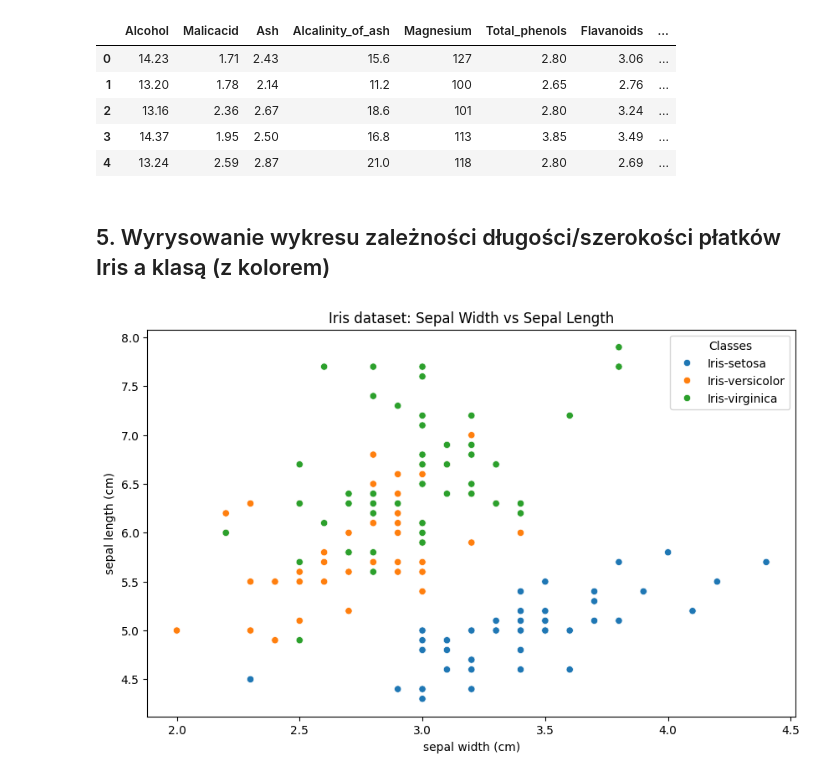
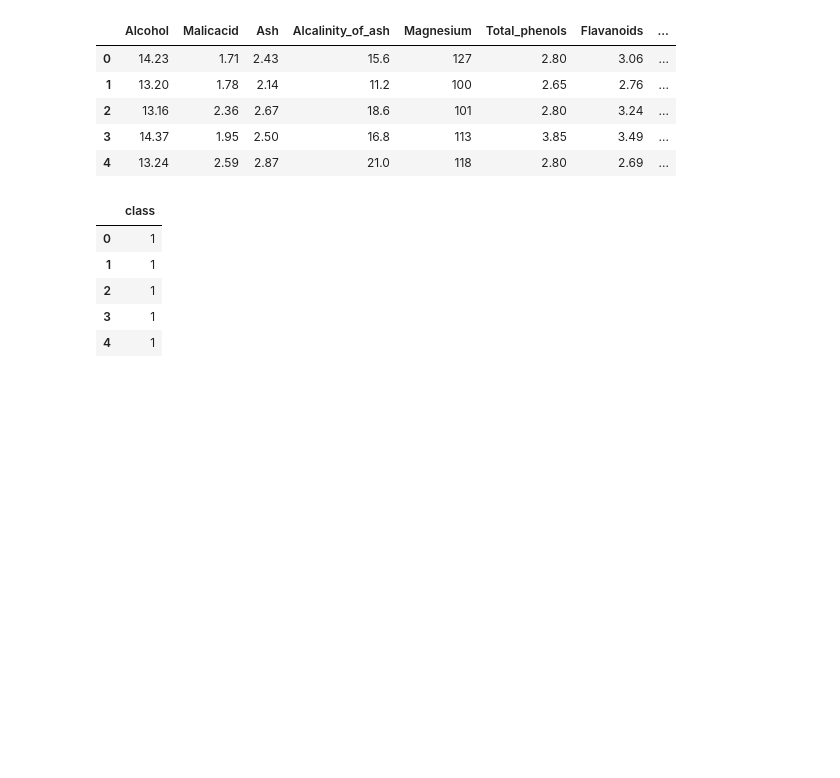
Before and after one commit to piotrdurniat/ml-l0-principal-component-analysis, a Jupyter notebook: uczenie-maszynowe-lab-0.ipynb, the cells around one changed output. Cells and saved outputs as stored; diff of their text form; code cells hidden in the pictures; blank space fills up the shorter version.

```diff
--- a/uczenie-maszynowe-lab-0.ipynb
+++ b/uczenie-maszynowe-lab-0.ipynb
@@ -35,6 +103,5 @@ glass.data.features.head()
 # %%
-wine = fetch_ucirepo(id=109)
-
+wine: UciMlDataset = fetch_ucirepo(id=109)
 wine.data.features.head()
 # %% [output]
 |  | Alcohol | Malicacid | Ash | Alcalinity_of_ash | Magnesium | Total_phenols | Flavanoids | ... |
@@ -43,5 +110,3 @@ wine.data.features.head()
 | 2 | 13.16 | 2.36 | 2.67 | 18.6 | 101 | 2.80 | 3.24 | ... |
 | 3 | 14.37 | 1.95 | 2.50 | 16.8 | 113 | 3.85 | 3.49 | ... |
 | 4 | 13.24 | 2.59 | 2.87 | 21.0 | 118 | 2.80 | 2.69 | ... |
-# %% [markdown]
-## 5. Wyrysowanie wykresu zależności długości/szerokości płatków Iris a klasą (z kolorem)
@@ -67,22 +113,9 @@ class UciMlDataset(NamedTuple):
-# %%
-import seaborn as sns
-import matplotlib.pyplot as plt
-
-from ucimlrepo import fetch_ucirepo
-
-iris: UciMlDataset = fetch_ucirepo(id=53)
-
-iris.data.features.head()
-
-X = iris.data.features
-y = iris.data.targets
-
-plt.figure(figsize=(10, 6))
-scatter_plot = sns.scatterplot(x=X["sepal width"], y=X["sepal length"], hue=y["class"])
-plt.title("Iris dataset: Sepal Width vs Sepal Length")
-plt.legend(title="Classes")
-plt.xlabel("sepal width (cm)")
-plt.ylabel("sepal length (cm)")
-plt.show()
-# %% [output]
-[figure, removed]
+# %%
+wine.data.targets.head()
+# %% [output]
+|  | class |
+| 0 | 1 |
+| 1 | 1 |
+| 2 | 1 |
+| 3 | 1 |
+| 4 | 1 |
```
Also changed, not shown: parts of 15 cells of this notebook, 1 other file.
